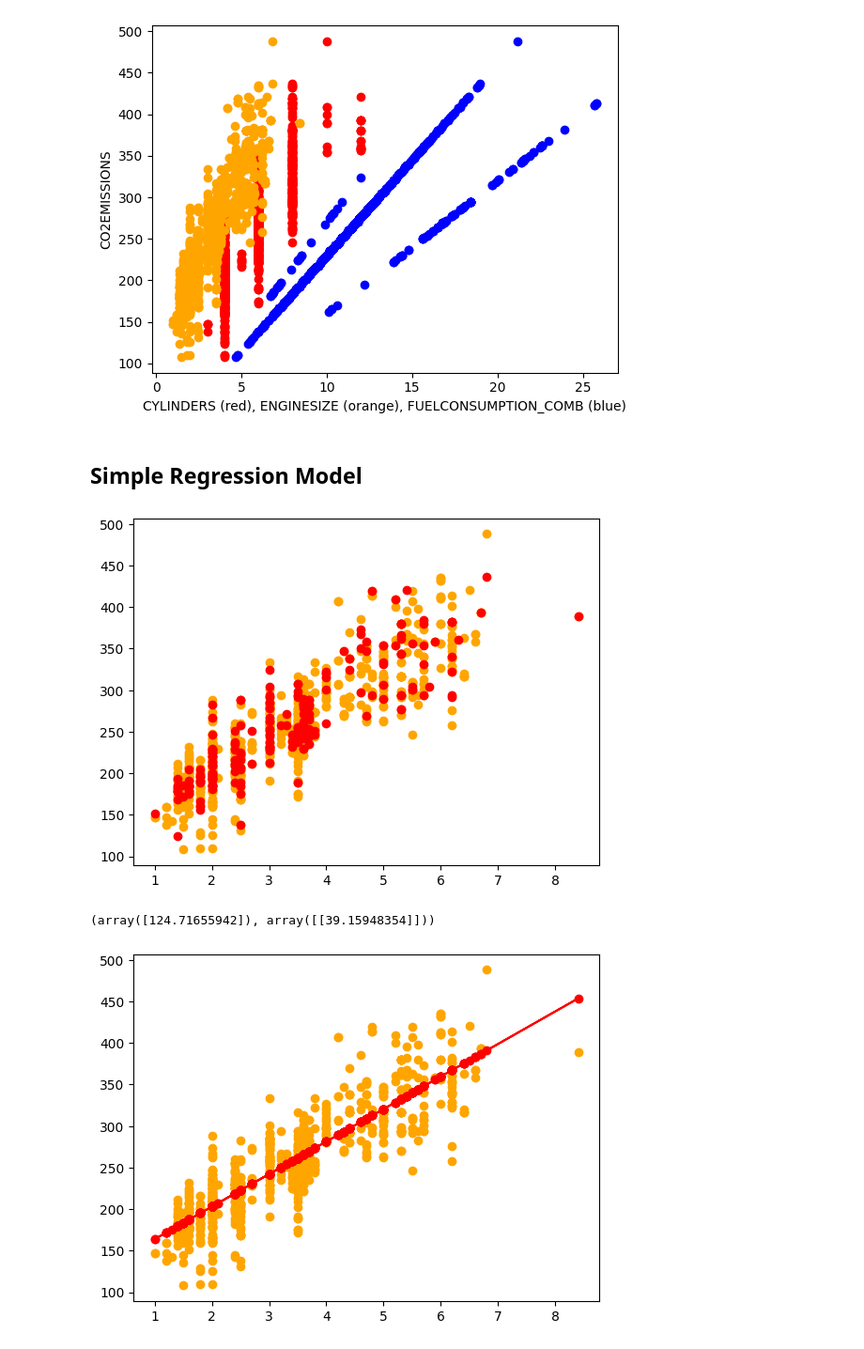
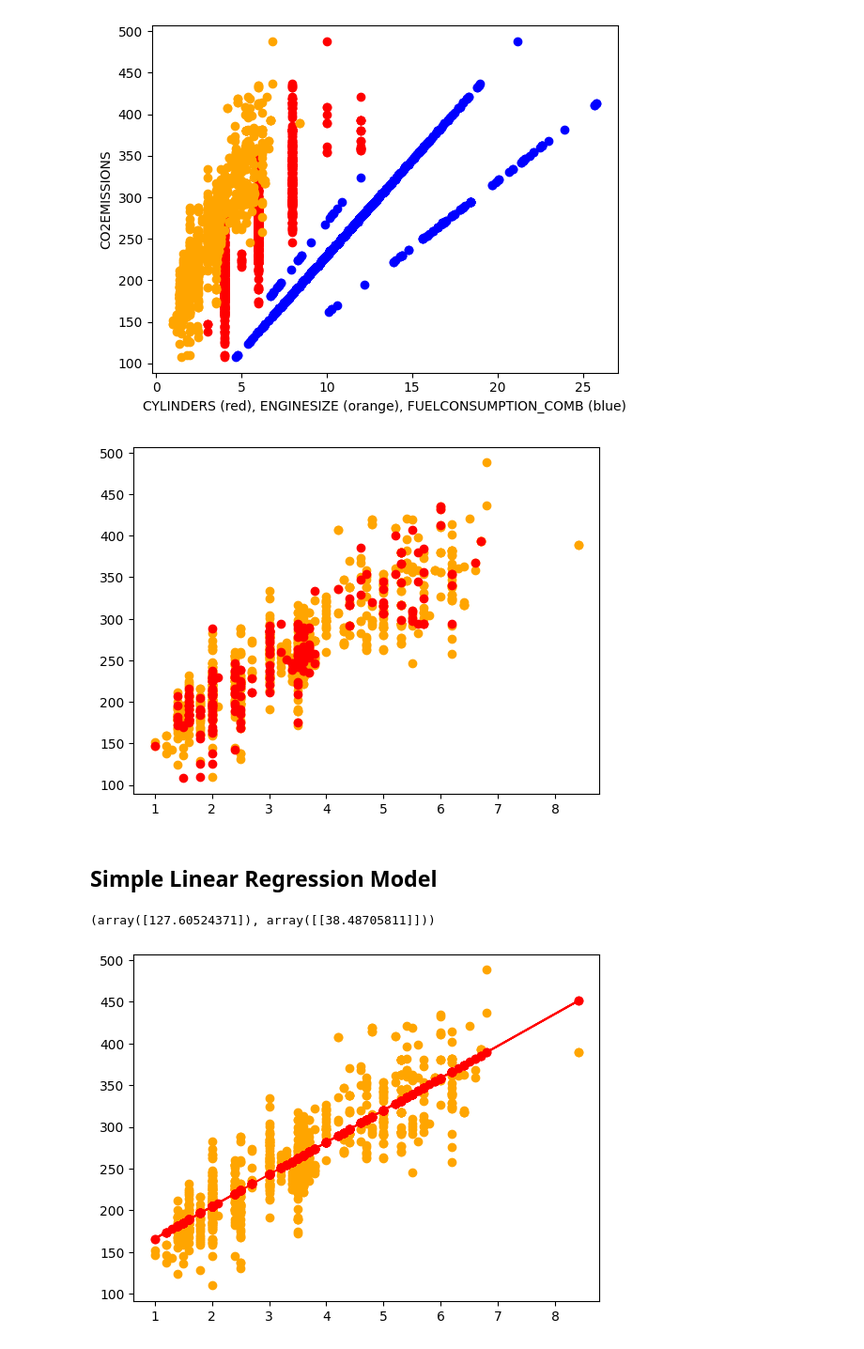
Before and after one commit to AleeRezaa/Learn-Machine-Learning, a Jupyter notebook: Regression/regression.ipynb, the cells around one changed output. Shown at 94% size. Cells and saved outputs as stored; diff of their text form; code cells hidden in the pictures.

Commit message:
multiple linear regression completed

```diff
--- a/Regression/regression.ipynb
+++ b/Regression/regression.ipynb
@@ -8,7 +8,7 @@ from sklearn.metrics import r2_score
 # %% [markdown]
 ## Reading and Understanding Data
 # %%
-df = pd.read_csv('FuelConsumptionCo2.csv')
+df = pd.read_csv('linear.csv')
 df
 # %% [output]
 |  | MODELYEAR | MAKE | MODEL | VEHICLECLASS | ENGINESIZE | CYLINDERS | TRANSMISSION | FUELTYPE | ... |
@@ -75,10 +58,8 @@ plt.show()
 # seprate df to train and test
 
 msk = np.random.rand(len(df)) < 0.8
-train = cdf[msk]
-test = cdf[~msk]
+train = df[msk]
+test = df[~msk]
-# %% [markdown]
-## Simple Regression Model
 # %%
 # draw scatter plot for train and test
 
@@ -86,7 +67,9 @@ plt.scatter(train['ENGINESIZE'], train['CO2EMISSIONS'], color = 'orange')
 plt.scatter(test['ENGINESIZE'], test['CO2EMISSIONS'], color = 'red')
 plt.show()
 # %% [output]
-[figure, old version]
+[figure, new version]
+# %% [markdown]
+## Simple Linear Regression Model
 # %%
 # create model
 
@@ -94,21 +77,20 @@ regr = linear_model.LinearRegression()
 train_x = train[['ENGINESIZE']]
 train_y = train[['CO2EMISSIONS']]
 regr.fit(train_x, train_y)
-(regr.intercept_, regr.coef_)
+
+regr.intercept_, regr.coef_
 # %% [output]
-(array([124.71655942]), array([[39.15948354]]))
+(array([127.60524371]), array([[38.48705811]]))
 # %%
 # show model
 
-t0 = regr.intercept_[0]
-t1 = regr.coef_[0][0]
-train_y_ = regr.predict(train_x) # = t0 + t1 * train_x
+train_y_ = regr.predict(train_x) # = alpha + beta * train_x
 
 plt.scatter(train_x, train_y, color = 'orange')
 plt.plot(train_x, train_y_, '-or')
 plt.show()
 # %% [output]
-[figure, old version]
+[figure, new version]
 # %%
 # test model
 
```
Also changed, not shown: parts of 7 cells of this notebook, 1 other file.
